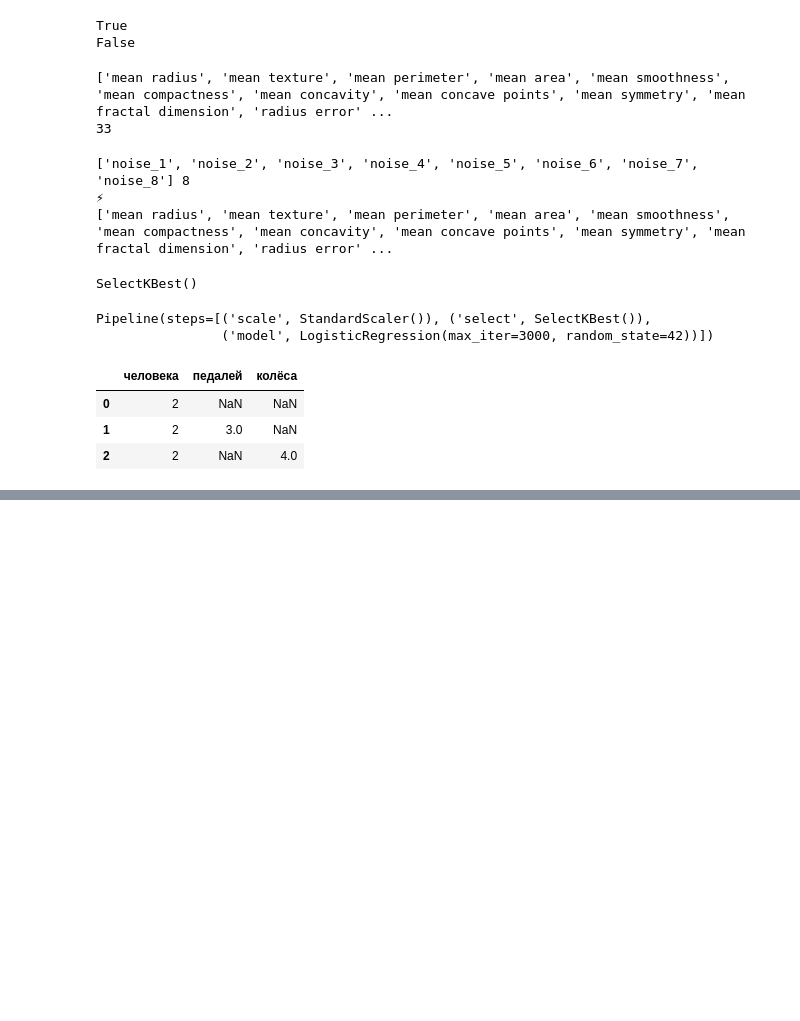
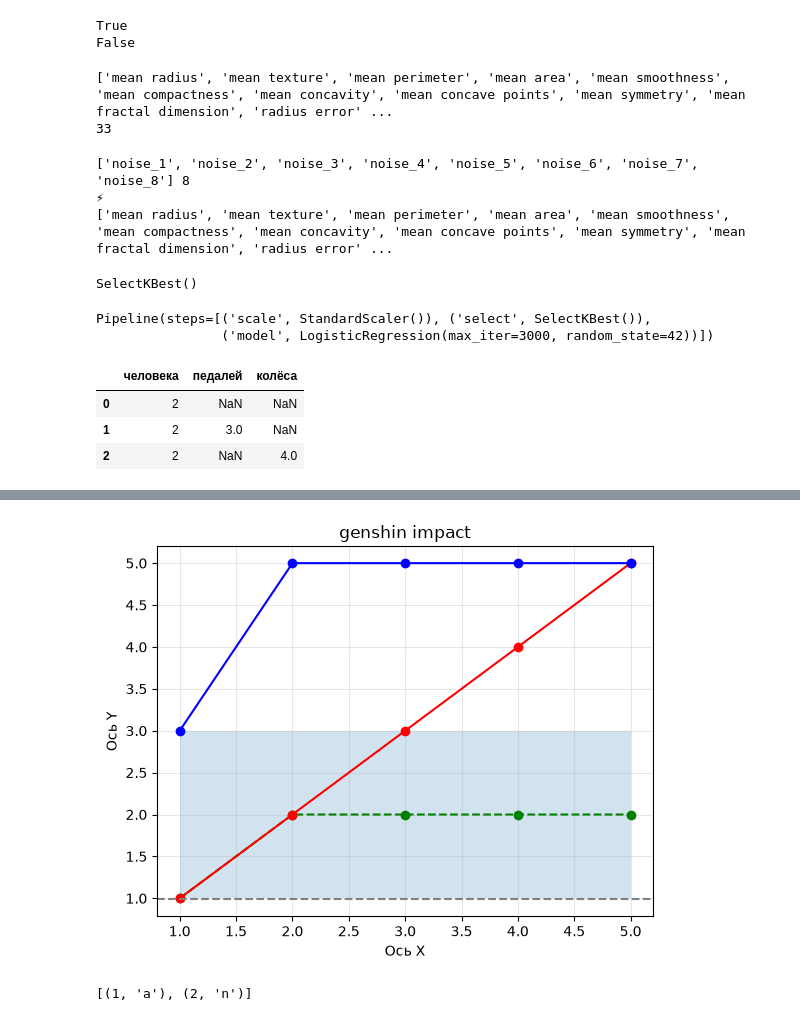
Before and after one commit to SWAWERREWEW/work_folder, a Jupyter notebook: STUDY/practice10_отбор_признаков/brain.ipynb, the cells around one changed output, grey strips where cells are left out. Cells and saved outputs as stored; diff of their text form; code cells hidden in the pictures; blank space fills up the shorter version.

```diff
--- a/STUDY/practice10_отбор_признаков/brain.ipynb
+++ b/STUDY/practice10_отбор_признаков/brain.ipynb
@@ -345,0 +388,79 @@ print(pd.DataFrame(results))
+# %%
+# Создать холст для рисования
+plt.figure()
+
+# Одна линия
+plt.plot(
+    # Координаты точек по x
+    [1, 2, 3, 4, 5],
+    # Координаты точек по y
+    [1, 2, 2, 2, 2],
+    # форма точки: 'o' круг, 's' квадрат, '^' треугольник
+    marker='o',
+    # стиль линии: '-' сплошная, '--' пунктир, ':' точки
+    linestyle='--',
+    # цвет: 'blue', 'red', 'green' или '#FF0000'
+    color='green',
+    # label важен: без него plt.legend() не покажет, что какая линия значит.
+    label='Моя линия',   # имя для легенды
+)
+
+plt.plot(
+    # Координаты точек по x
+    [1, 2, 3, 4, 5],
+    # Координаты точек по y
+    [1, 2, 3, 4, 5],
+    # форма точки: 'o' круг, 's' квадрат, '^' треугольник
+    marker='o',
+    # стиль линии: '-' сплошная, '--' пунктир, ':' точки
+    linestyle='-',
+    # цвет: 'blue', 'red', 'green' или '#FF0000'
+    color='red'
+)
+
+plt.plot(
+    # Координаты точек по x
+    [1, 2, 3, 4, 5],
+    # Координаты точек по y
+    [3, 5, 5, 5, 5],
+    # форма точки: 'o' круг, 's' квадрат, '^' треугольник
+    marker='o',
+    # стиль линии: '-' сплошная, '--' пунктир, ':' точки
+    linestyle='-',
+    # цвет: 'blue', 'red', 'green' или '#FF0000'
+    color='blue'
+)
+
+# Заполнение
+plt.axhline(y=0.99, color='gray', linestyle='--', label='Baseline')
+
+plt.fill_between(
+    # по каким X
+    [1, 2, 3, 4, 5],
+    # нижняя граница коридора
+    [3, 3, 3, 3, 3],
+    # верхняя граница
+    [1, 1, 1, 1, 1],
+    # прозрачность (0 — невидим, 1 — закрашено полностью)
+    alpha=0.2,
+)
+
+# подпись горизонтальной оси
+plt.xlabel('Ось X')
+# подпись вертикальной оси
+plt.ylabel('Ось Y')
+# заголовок графика
+plt.title('genshin impact')
+# сетка, alpha — прозрачность (0..1)
+plt.grid(alpha=0.3)
+
+# Показать
+plt.show()
+# %% [output]
+[figure, added]
+# %%
+s = [1, 2]
+d = ["a", "n"]
+print(list(zip(s, d)))
+# %% [output]
+[(1, 'a'), (2, 'n')]
```
Also changed, not shown: parts of 9 cells of this notebook, 5 other files.
